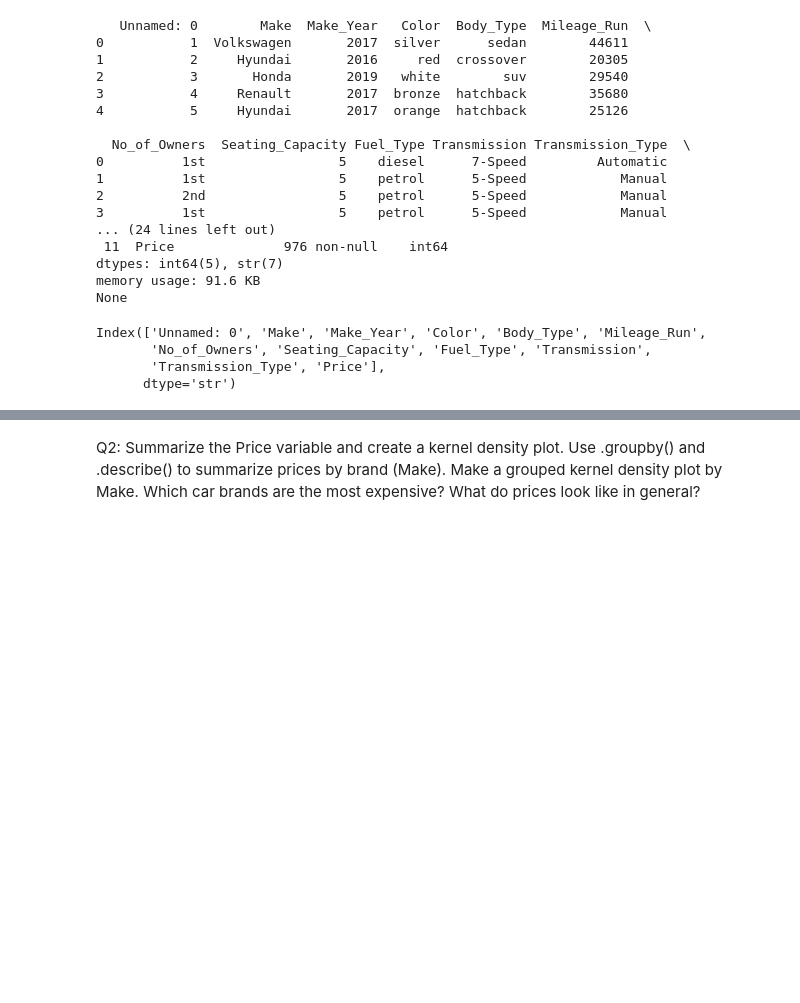
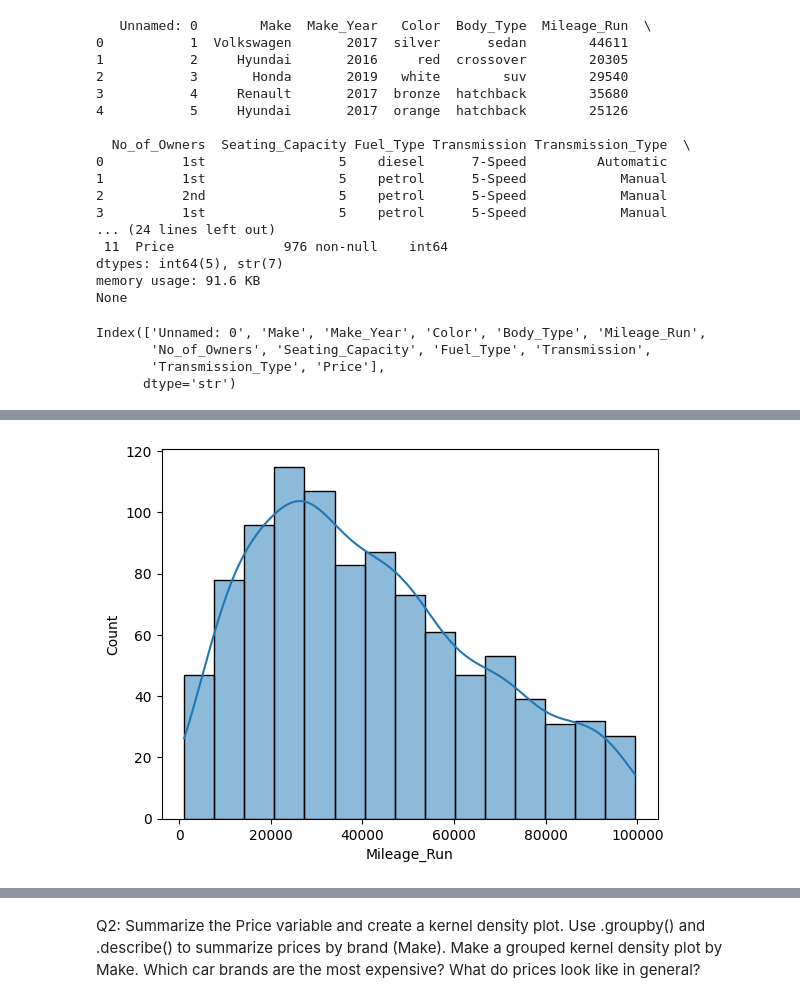
Before and after one commit to natalie-s11/week_8, a Jupyter notebook: Lab_IV_Linear_Models.ipynb, the cells around one changed output, grey strips where cells are left out. Cells and saved outputs as stored; diff of their text form; code cells hidden in the pictures; blank space fills up the shorter version.

```diff
--- a/Lab_IV_Linear_Models.ipynb
+++ b/Lab_IV_Linear_Models.ipynb
@@ -443,0 +436,5 @@ Cars.drop(columns="Unnamed: 0")
+# %%
+sns.histplot(Cars['Mileage_Run'], kde=True)
+plt.show()
+# %% [output]
+[figure, added]
```
Also changed, not shown: parts of 35 cells of this notebook, 1 other file.
